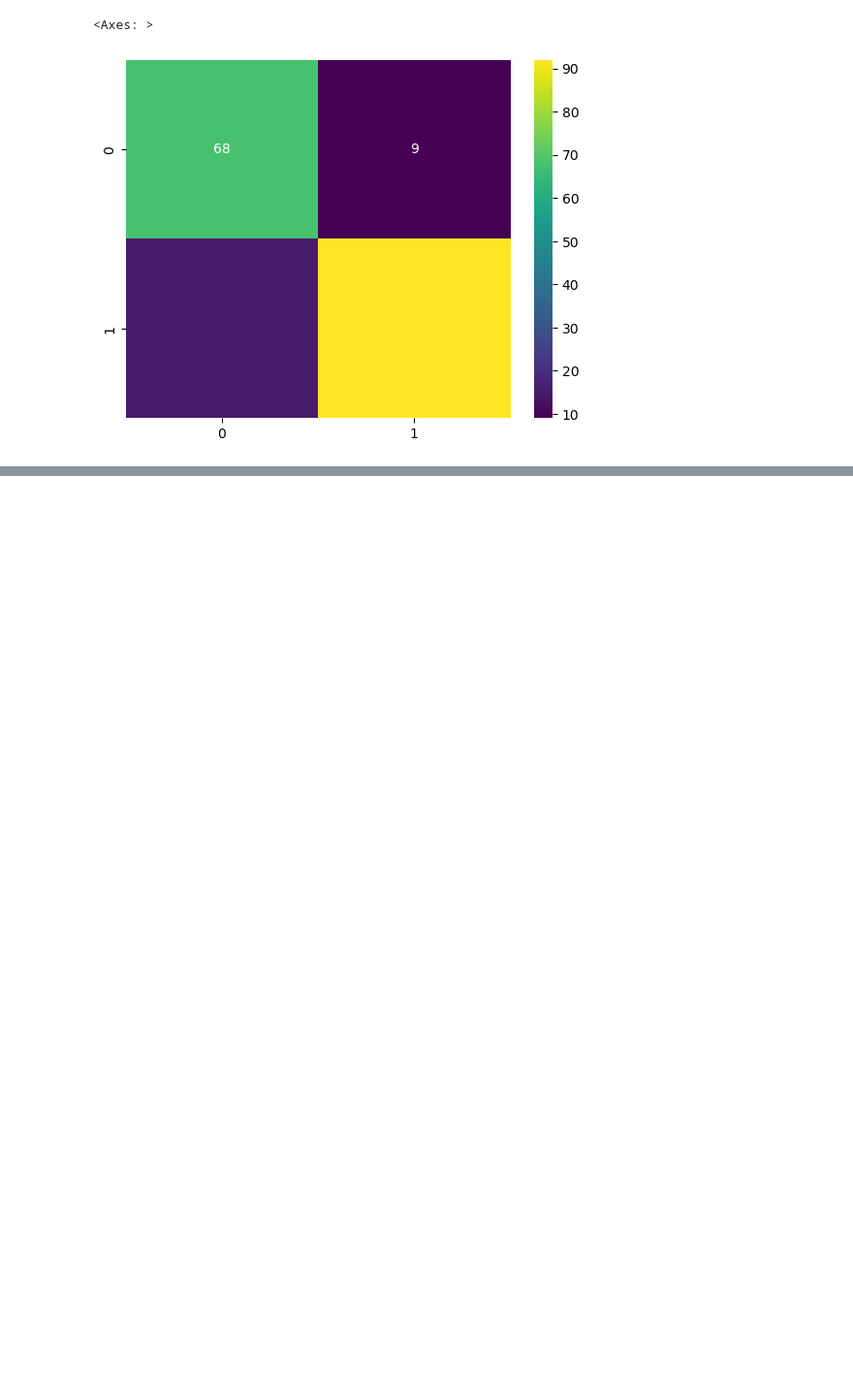
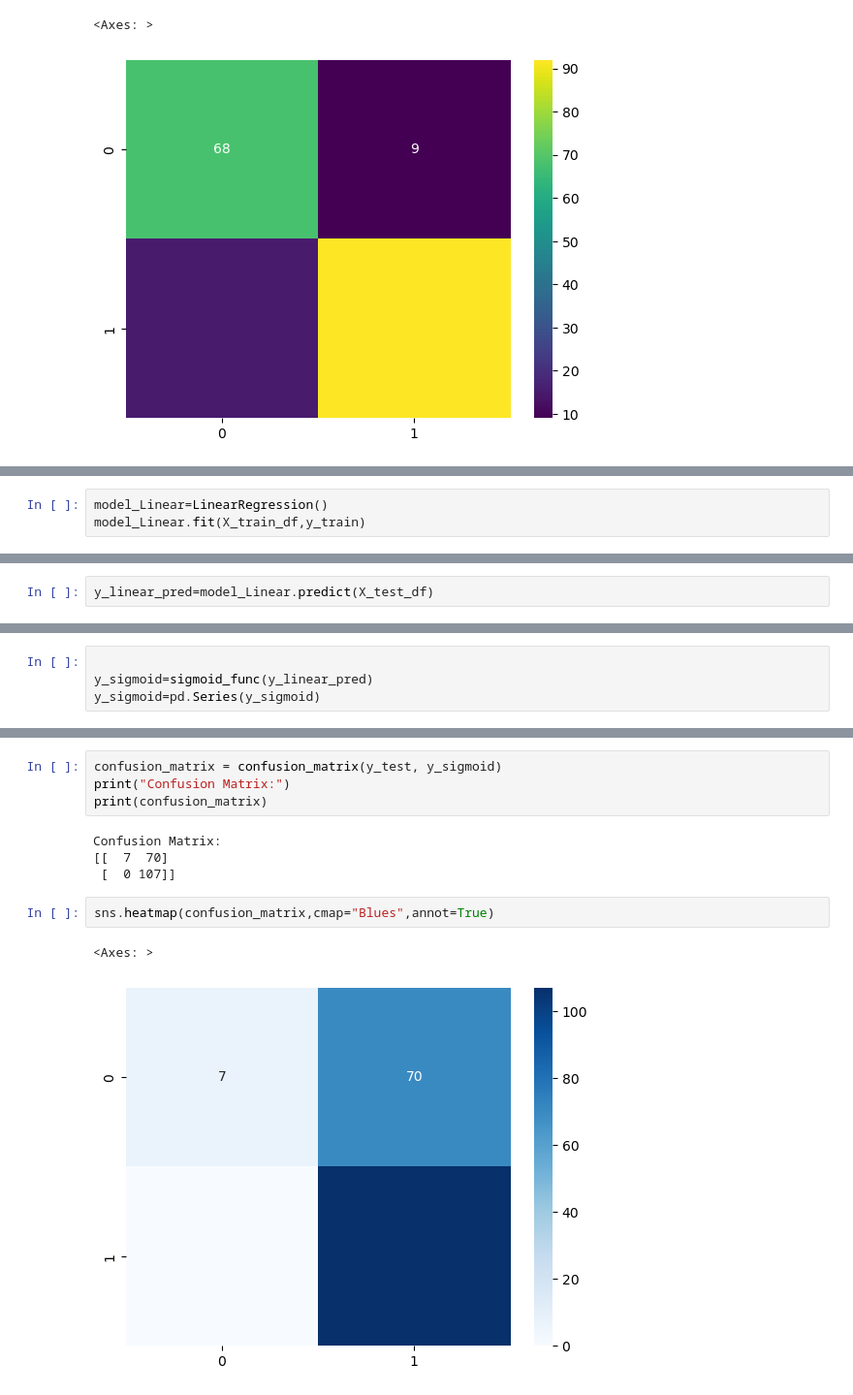
Before and after one commit to Sevinj-joy/LogisticRegressionCodeExamples, a Jupyter notebook: logistic_regression.ipynb, the cells around one changed output, grey strips where cells are left out. Shown: that part at 97% size. Cells and saved outputs as stored; diff of their text form; blank space fills up the shorter version.

```diff
--- a/logistic_regression.ipynb
+++ b/logistic_regression.ipynb
@@ -321,0 +342,3 @@ sns.heatmap(CM,annot=True,cmap="viridis")
+# %%
+model_Linear=LinearRegression()
+model_Linear.fit(X_train_df,y_train)
@@ -321,0 +357,2 @@ sns.heatmap(CM,annot=True,cmap="viridis")
+# %%
+y_linear_pred=model_Linear.predict(X_test_df)
@@ -321,0 +374,4 @@ sns.heatmap(CM,annot=True,cmap="viridis")
+# %%
+
+y_sigmoid=sigmoid_func(y_linear_pred)
+y_sigmoid=pd.Series(y_sigmoid)
@@ -321,0 +404,13 @@ sns.heatmap(CM,annot=True,cmap="viridis")
+# %%
+confusion_matrix = confusion_matrix(y_test, y_sigmoid)
+print("Confusion Matrix:")
+print(confusion_matrix)
+# %% [output]
+Confusion Matrix:
+[[  7  70]
+ [  0 107]]
+# %%
+sns.heatmap(confusion_matrix,cmap="Blues",annot=True)
+# %% [output]
+<Axes: >
+[figure, added]
```
Also changed, not shown: parts of 8 cells of this notebook, 1 other file.
